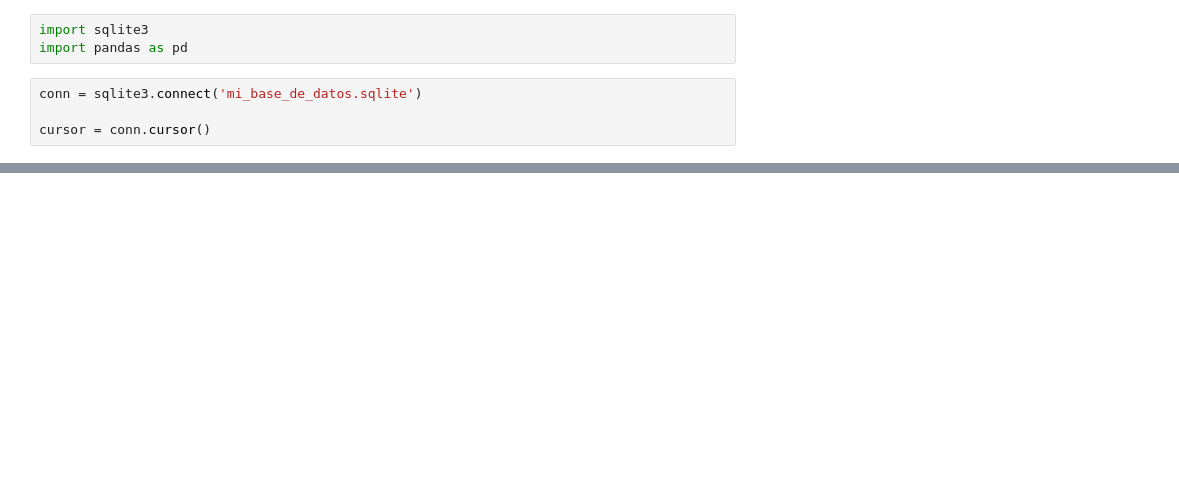
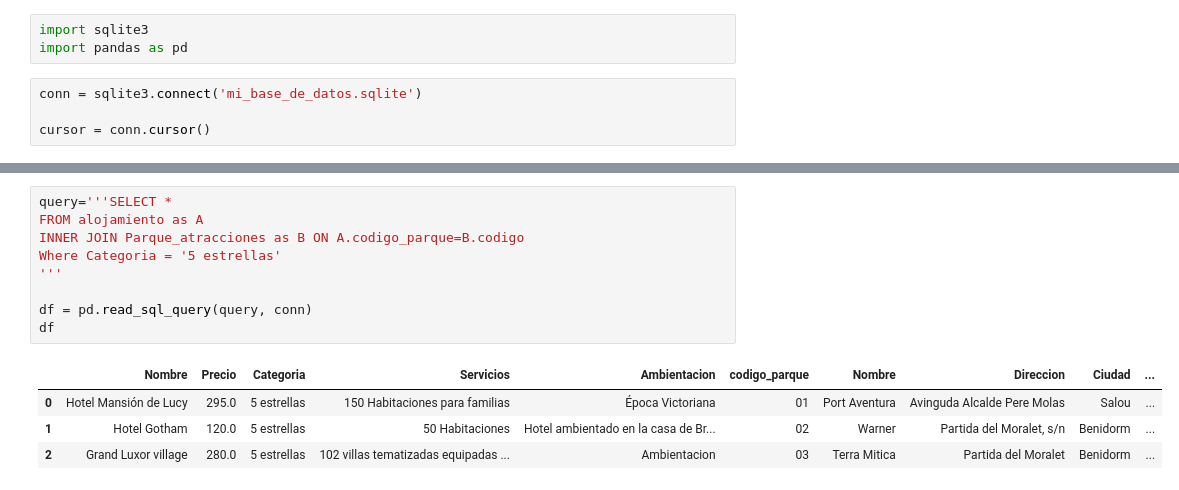
Before and after one commit to mankolepanto/team_challenge_2, a Jupyter notebook: Modelo_Datos/consultas_DB.ipynb, the cells around one changed output, grey strips where cells are left out. Saved outputs shown, nothing was run; the diff lists cells and outputs as text; blank space fills up the shorter version.

```diff
--- a/Ejercicio_Modelo_BD/consultas_DB.ipynb
+++ b/Modelo_Datos/consultas_DB.ipynb
@@ -60,0 +109,14 @@ df
+# %%
+query='''SELECT *
+FROM alojamiento as A
+INNER JOIN Parque_atracciones as B ON A.codigo_parque=B.codigo
+Where Categoria = '5 estrellas'
+'''
+
+df = pd.read_sql_query(query, conn)
+df
+# %% [output]
+|  | Nombre | Precio | Categoria | Servicios | Ambientacion | codigo_parque | Nombre | Direccion | Ciudad | ... |
+| 0 | Hotel Mansión de Lucy | 295.0 | 5 estrellas | 150 Habitaciones para familias | Época Victoriana | 01 | Port Aventura | Avinguda Alcalde Pere Molas | Salou | ... |
+| 1 | Hotel Gotham | 120.0 | 5 estrellas | 50 Habitaciones | Hotel ambientado en la casa de Br... | 02 | Warner | Partida del Moralet, s/n | Benidorm | ... |
+| 2 | Grand Luxor village | 280.0 | 5 estrellas | 102 villas tematizadas equipadas ... | Ambientacion | 03 | Terra Mitica | Partida del Moralet | Benidorm | ... |
```
Also changed, not shown: parts of 9 cells of this notebook, 12 other files.
